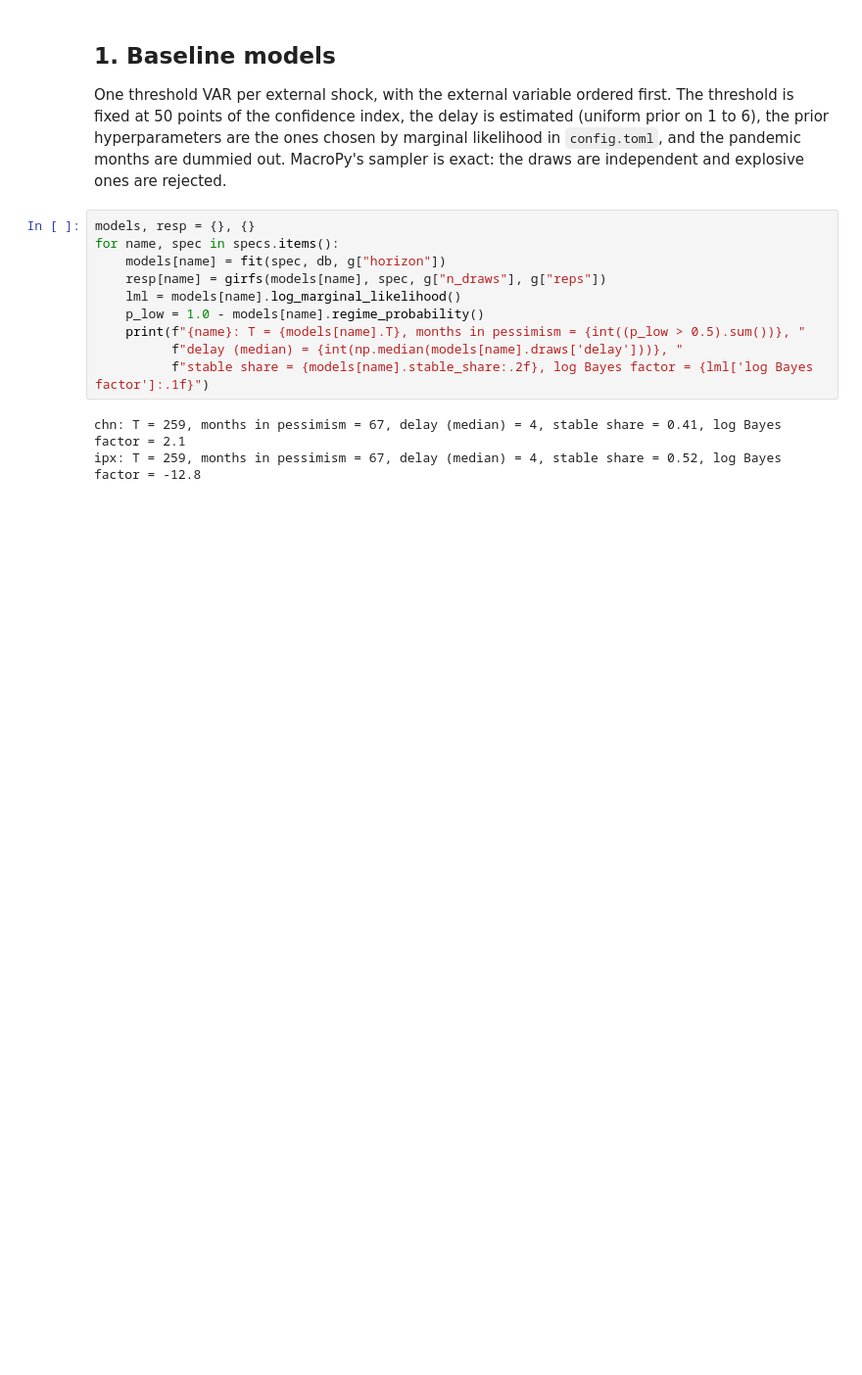
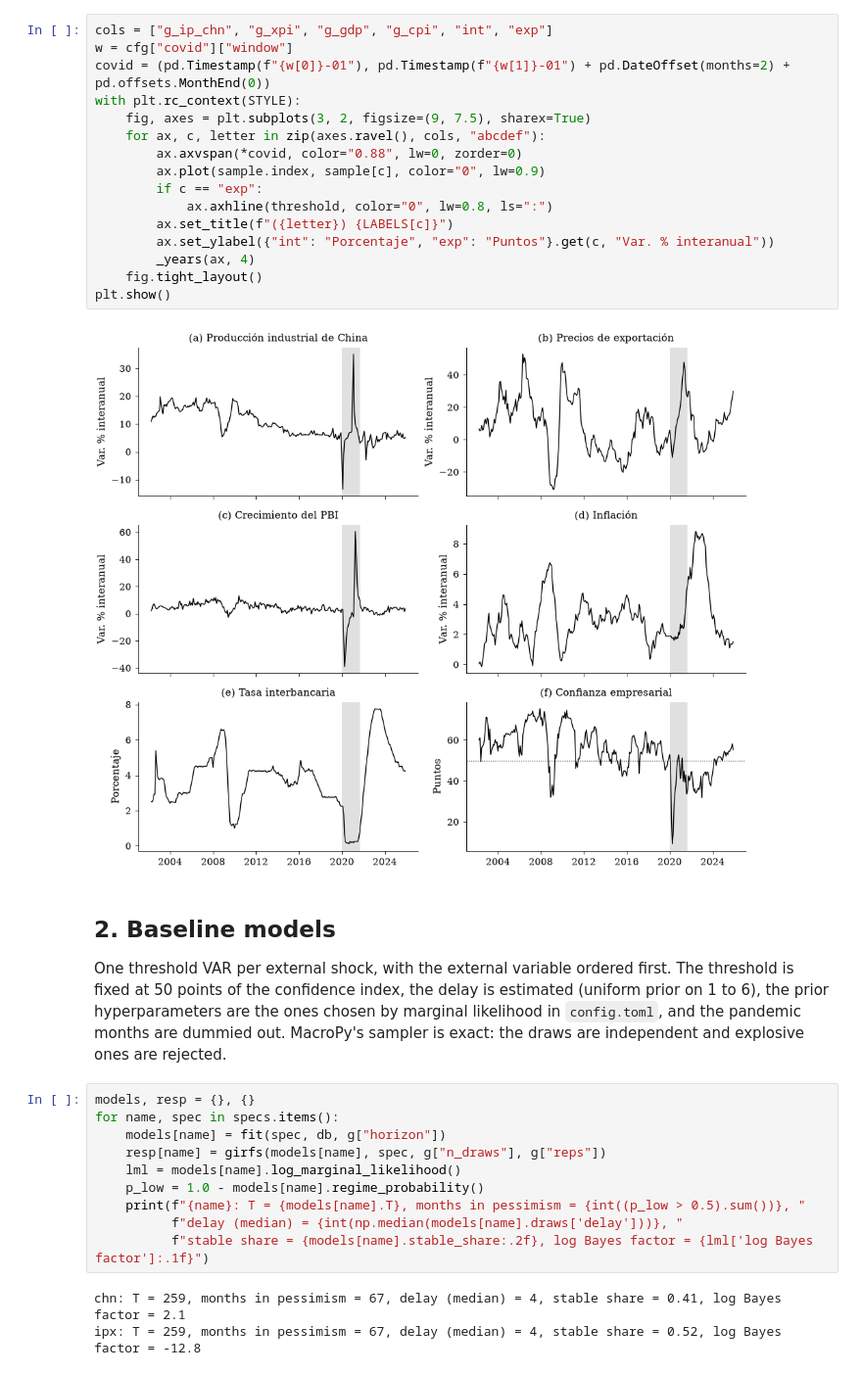
Before and after one commit to RenatoVassallo/tvar_external_shocks, a Jupyter notebook: notebooks/replication.ipynb, the cells around one changed output. Shown at 98% size. Cells and saved outputs as stored; diff of their text form; blank space fills up the shorter version.

```diff
--- a/notebooks/replication.ipynb
+++ b/notebooks/replication.ipynb
@@ -30,5 +57,23 @@ pd.DataFrame({k: {"variables": ", ".join(s.variables), "shock (pp)": s.shock, "t
+# %%
+cols = ["g_ip_chn", "g_xpi", "g_gdp", "g_cpi", "int", "exp"]
+w = cfg["covid"]["window"]
+covid = (pd.Timestamp(f"{w[0]}-01"), pd.Timestamp(f"{w[1]}-01") + pd.DateOffset(months=2) + pd.offsets.MonthEnd(0))
+with plt.rc_context(STYLE):
+    fig, axes = plt.subplots(3, 2, figsize=(9, 7.5), sharex=True)
+    for ax, c, letter in zip(axes.ravel(), cols, "abcdef"):
+        ax.axvspan(*covid, color="0.88", lw=0, zorder=0)
+        ax.plot(sample.index, sample[c], color="0", lw=0.9)
+        if c == "exp":
+            ax.axhline(threshold, color="0", lw=0.8, ls=":")
+        ax.set_title(f"({letter}) {LABELS[c]}")
+        ax.set_ylabel({"int": "Porcentaje", "exp": "Puntos"}.get(c, "Var. % interanual"))
+        _years(ax, 4)
+    fig.tight_layout()
+plt.show()
+# %% [output]
+[figure, added]
 # %% [markdown]
-## 1. Baseline models
+## 2. Baseline models
 
 One threshold VAR per external shock, with the external variable ordered first. The threshold is fixed at 50 points of the confidence index, the delay is estimated (uniform prior on 1 to 6), the prior hyperparameters are the ones chosen by marginal likelihood in `config.toml`, and the pandemic months are dummied out. MacroPy's sampler is exact: the draws are independent and explosive ones are rejected.
 # %%
```
Also changed, not shown: parts of 14 cells of this notebook, 1 other file.
